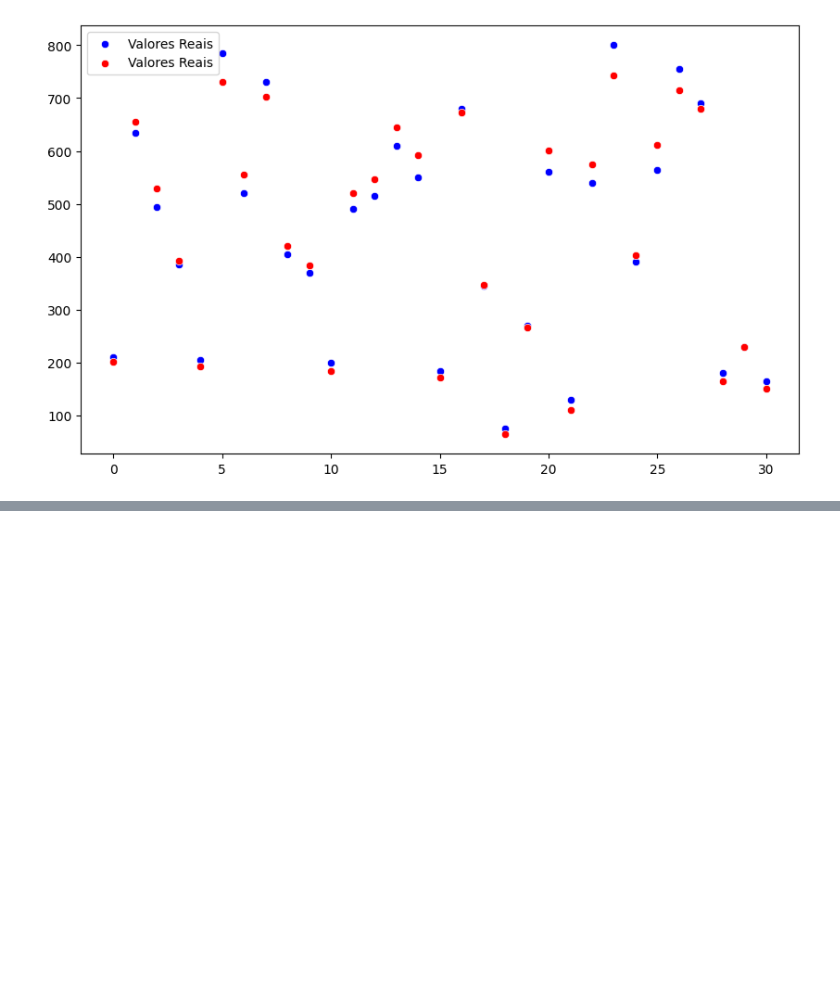
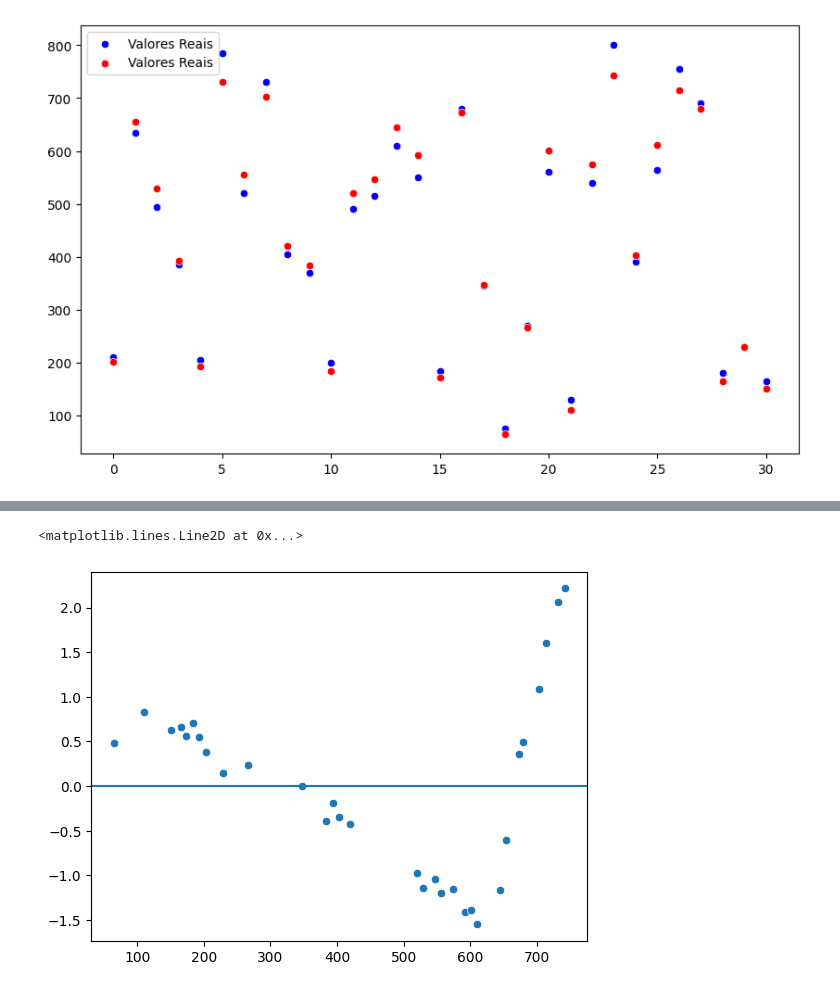
Before and after one commit to ledsouza/simple-linear-regression, a Jupyter notebook: notebooks/score_model.ipynb, the cells around one changed output, grey strips where cells are left out. Saved outputs shown, nothing was run; the diff lists cells and outputs as text; code cells hidden in the pictures; blank space fills up the shorter version.

```diff
--- a/notebooks/score_model.ipynb
+++ b/notebooks/score_model.ipynb
@@ -136,0 +143,5 @@ plt.show()
+# %%
+residuos = y_test - y_pred
+# %%
+from scipy.stats import zscore
+residuos_std = zscore(residuos)
@@ -136,0 +156,6 @@ plt.show()
+# %%
+sns.scatterplot(x=y_pred.reshape(-1), y=residuos_std.reshape(-1))
+plt.axhline(y=0)
+# %% [output]
+<matplotlib.lines.Line2D at 0x...>
+[figure, added]
```
Also changed, not shown: parts of 11 cells of this notebook, 2 other files.
